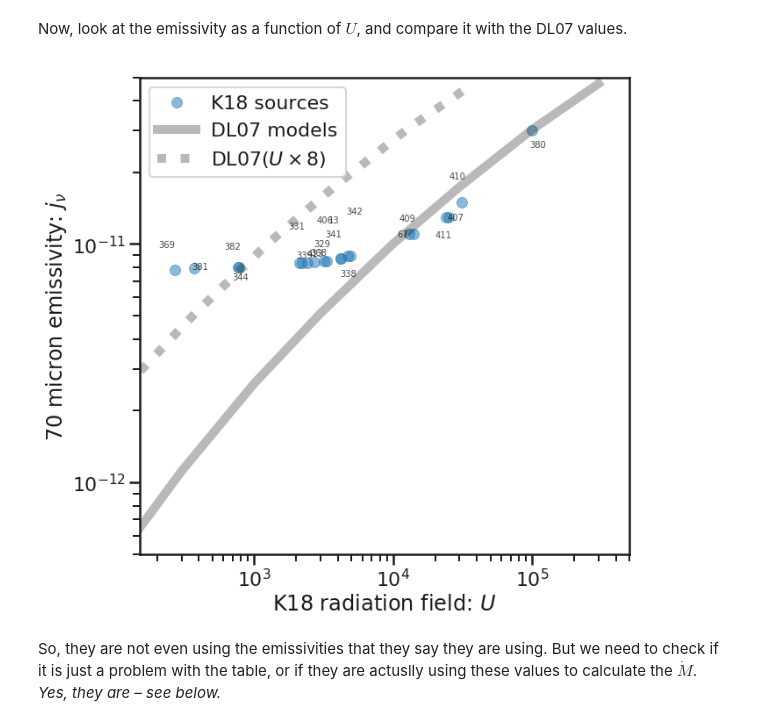
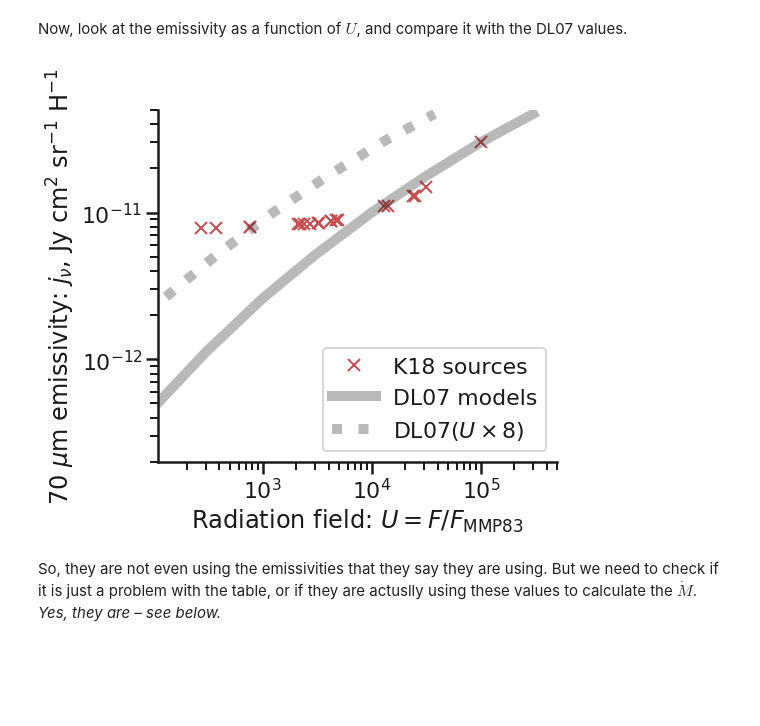
Before and after one commit to div-B-equals-0/dust-wave-case-studies, a Jupyter notebook: Kobulnicky-samples.ipynb, the cells around one changed output. Cells and saved outputs as stored; diff of their text form; code cells hidden in the pictures; blank space fills up the shorter version.

```diff
--- a/Kobulnicky-samples.ipynb
+++ b/Kobulnicky-samples.ipynb
@@ -945,29 +945,25 @@ Now, look at the emissivity as a function of $U$, and compare it with the DL07 v
 DL07tab = Table.read('../cloudy-dust-charging/DL07-data/emissivities.fits')
 # %%
 ddf = k18tab['ID', 'U', 'j_nu'].to_pandas()
-fig, ax = plt.subplots(figsize=(10, 10))
-umin, umax = 150, 5e5
-jmin, jmax = 5e-13, 5e-11
-ax.plot(k18tab['U'], k18tab['j_nu'], 'o', alpha=0.5, label='K18 sources')
+fig, ax = plt.subplots(figsize=(8, 7))
+umin, umax = 110, 5e5
+jmin, jmax = 2e-13, 5e-11
+ax.plot(k18tab['U'], k18tab['j_nu'], 'x', alpha=1.0, markeredgewidth=2, color='r', label='K18 sources')
 ax.plot(DL07tab['U'], DL07tab['70'], '-', color='k', alpha=0.3, lw=10, label='DL07 models')
 ax.plot(DL07tab['U']/8.0, DL07tab['70'], ':', color='k', alpha=0.3, lw=10, label=r'DL07($U \times 8$)')
-for i, [id_, x, y] in enumerate(zip(k18tab['ID'], k18tab['U'], k18tab['j_nu'])):
-    ax.annotate(
-        str(id_), (x, y),
-        xytext=(np.random.randint(-10, 10), 35 - 10*(5*i % 7) + np.random.randint(0, 15)),
-        textcoords='offset points',
-        fontsize=10, ha='center', alpha=0.8,
-               )
-ax.legend()
+ax.legend(loc='lower right')
 ax.set(xscale='log', yscale='log',
        xlim=[umin, umax],
        ylim=[jmin, jmax],
-       xlabel=r'K18 radiation field: $U$',
-       ylabel=r'70 micron emissivity: $j_\nu$',
+       xlabel=r'Radiation field: $U = F / F_{\mathrm{MMP83}}$',
+       ylabel=r'70 $\mu$m emissivity: $j_\nu$, Jy cm$^{2}$ sr$^{-1}$ H$^{-1}$',
       )
+sns.despine()
+fig.tight_layout()
+fig.savefig('K18-emissivity-vs-U.pdf')
 None
 # %% [output]
-[figure, old version]
+[figure, new version]
 # %% [markdown]
 So, they are not even using the emissivities that they say they are using.  But we need to check if it is just a problem with the table, or if they are actuslly using these values to calculate the $\dot M$.  _Yes, they are – see below._
 # %% [markdown]
```
Also changed, not shown: parts of 12 cells of this notebook, 16 other files.
